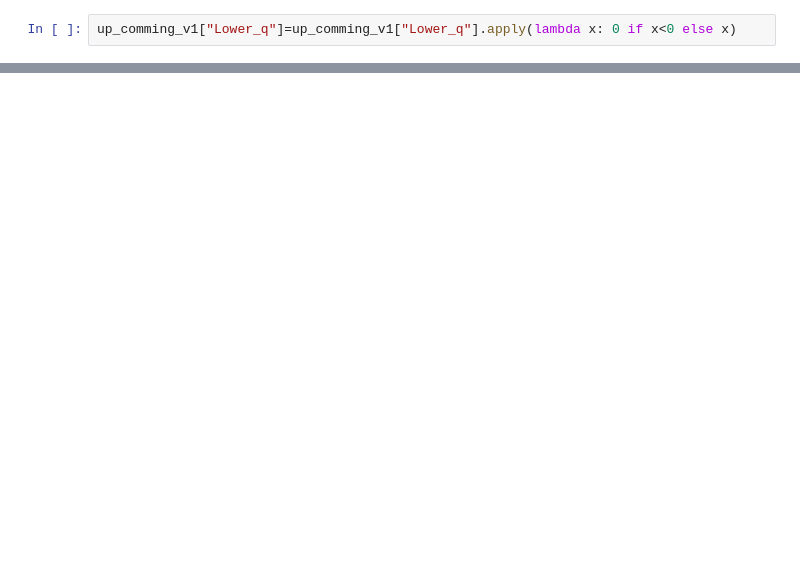
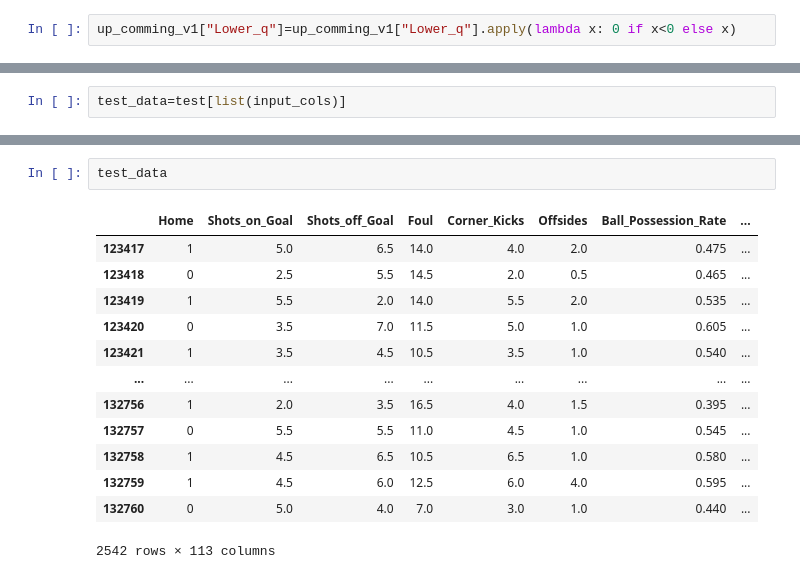
Before and after one commit to ardagrgn/betting_asistant, a Jupyter notebook: notebooks/ML_notebook.ipynb, the cells around one changed output, grey strips where cells are left out. Drawn from its saved outputs; the diff is of its cells as text; blank space fills up the shorter version.

```diff
--- a/notebooks/ML_notebook.ipynb
+++ b/notebooks/ML_notebook.ipynb
@@ -554,0 +583,2 @@ up_comming_v1.sort_values("odd_down",ascending=False)
+# %%
+test_data=test[list(input_cols)]
@@ -554,0 +647,16 @@ up_comming_v1.sort_values("odd_down",ascending=False)
+# %%
+test_data
+# %% [output]
+|  | Home | Shots_on_Goal | Shots_off_Goal | Foul | Corner_Kicks | Offsides | Ball_Possession_Rate | ... |
+| 123417 | 1 | 5.0 | 6.5 | 14.0 | 4.0 | 2.0 | 0.475 | ... |
+| 123418 | 0 | 2.5 | 5.5 | 14.5 | 2.0 | 0.5 | 0.465 | ... |
+| 123419 | 1 | 5.5 | 2.0 | 14.0 | 5.5 | 2.0 | 0.535 | ... |
+| 123420 | 0 | 3.5 | 7.0 | 11.5 | 5.0 | 1.0 | 0.605 | ... |
+| 123421 | 1 | 3.5 | 4.5 | 10.5 | 3.5 | 1.0 | 0.540 | ... |
+| ... | ... | ... | ... | ... | ... | ... | ... | ... |
+| 132756 | 1 | 2.0 | 3.5 | 16.5 | 4.0 | 1.5 | 0.395 | ... |
+| 132757 | 0 | 5.5 | 5.5 | 11.0 | 4.5 | 1.0 | 0.545 | ... |
+| 132758 | 1 | 4.5 | 6.5 | 10.5 | 6.5 | 1.0 | 0.580 | ... |
+| 132759 | 1 | 4.5 | 6.0 | 12.5 | 6.0 | 4.0 | 0.595 | ... |
+| 132760 | 0 | 5.0 | 4.0 | 7.0 | 3.0 | 1.0 | 0.440 | ... |
+2542 rows × 113 columns
```
Also changed, not shown: parts of 27 cells of this notebook, 7 other files.
